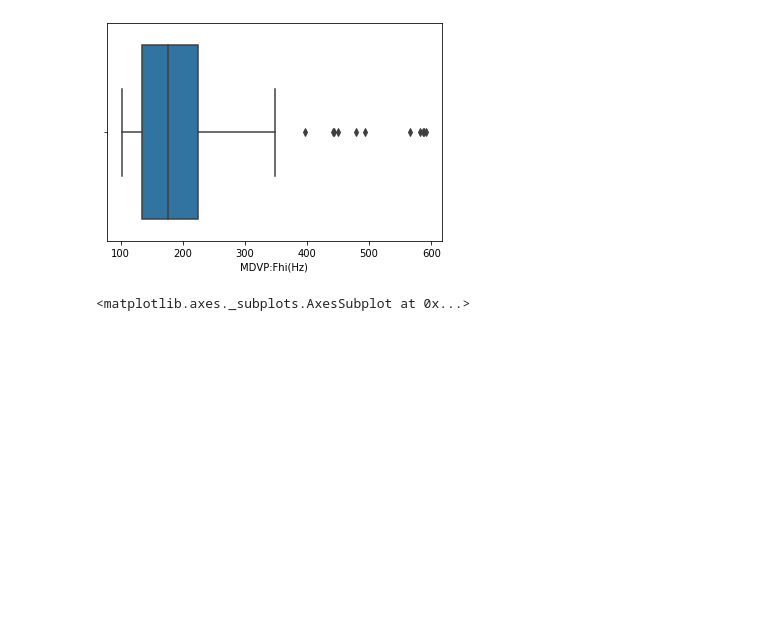
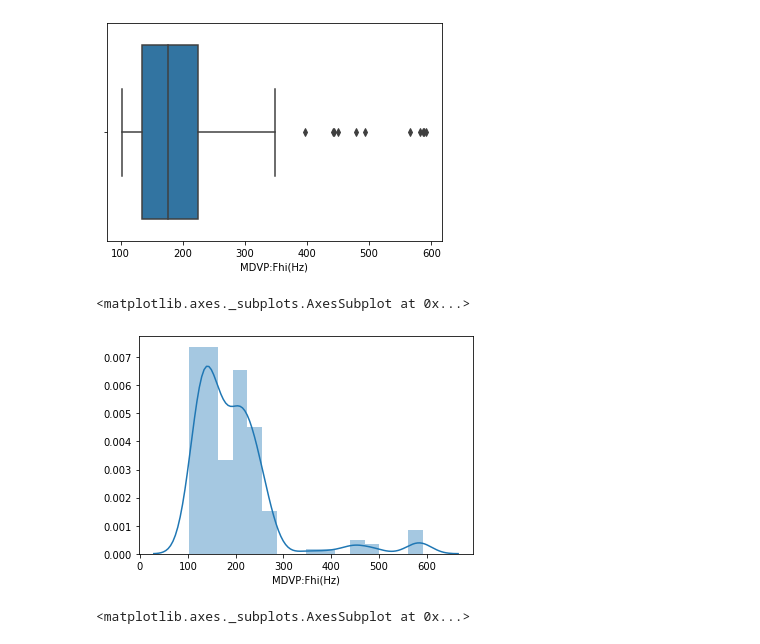
Before and after one commit to GreatLearningAIML1/bangalore-aug19-batch-k-commits, a Jupyter notebook: Residency4/Project/Ensemble Techniques_R4_Project_Parkinson’s Disease.ipynb, the cells around one changed output. Drawn from its saved outputs; the diff is of its cells as text; code cells hidden in the pictures; blank space fills up the shorter version.

```diff
--- a/Residency4/Project/Ensemble Techniques_R4_Project_Parkinson’s Disease.ipynb
+++ b/Residency4/Project/Ensemble Techniques_R4_Project_Parkinson’s Disease.ipynb
@@ -74,6 +83,11 @@ sns.boxplot(x='MDVP:Fhi(Hz)',data=df_parkinson)
 # %% [output]
 <matplotlib.axes._subplots.AxesSubplot at 0x...>
 [figure]
+# %%
+sns.distplot(df_parkinson['MDVP:Fhi(Hz)'])
+# %% [output]
+<matplotlib.axes._subplots.AxesSubplot at 0x...>
+[figure, added]
 # %%
 sns.boxplot(x='MDVP:Flo(Hz)',data=df_parkinson)
 #The distribution is right skewed, with outliers.
```
Also changed, not shown: parts of 26 cells of this notebook.
